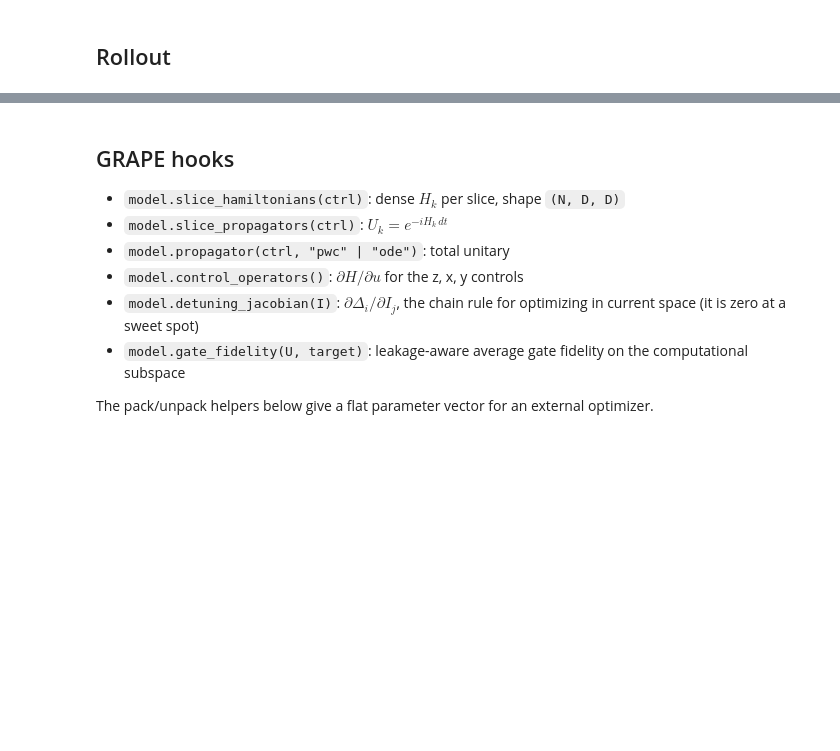
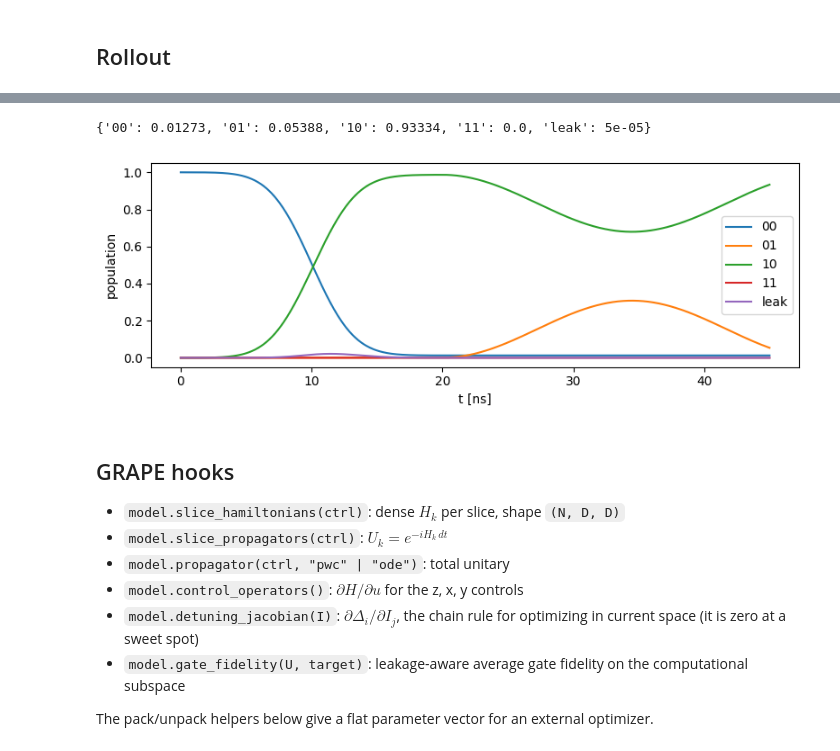
Before and after one commit to ndh3286-dev/SAN_ILC_ML_Project, a Jupyter notebook: Qutip_Sim.ipynb, the cells around one changed output, grey strips where cells are left out. Cells and saved outputs as stored; diff of their text form; code cells hidden in the pictures; blank space fills up the shorter version.

```diff
--- a/Qutip_Sim.ipynb
+++ b/Qutip_Sim.ipynb
@@ -79,3 +88,31 @@ print({lab: round(float(p[-1]), 5) for lab, p in zip(labels, res.expect)})
+# %%
+real_params = SystemParams(
+    q1=QubitParams(f_max=6.0, alpha=-0.20),   # GHz
+    q2=QubitParams(f_max=5.6, alpha=-0.21),
+    J=0.010,                                  # GHz (10 MHz)
+    M=[[2.00, 0.55],                          # pH, M[i, j]: flux line j -> SQUID i
+       [0.55, 2.00]],
+    I_idle=[0.0, 0.0],                        # mA (both parked at the sweet spot)
+    n_levels=3,
+)
+real_model = TwoQubitModel(real_params)
+
+labels = ["00", "01", "10", "11", "leak"]
+P = [real_model.basis(0, 0).proj(), real_model.basis(0, 1).proj(), real_model.basis(1, 0).proj(), real_model.basis(1, 1).proj()]
+P.append(qt.qeye(real_model.dims) - sum(P))
+
+
+# Closed system. Pass c_ops=real_model.collapse_ops(T1=(30e3, 30e3), Tphi=(40e3, 40e3)) for decoherence.
+real_res = real_model.evolve(ctrl, real_model.basis(0, 0), e_ops=P)
+
+plt.figure(figsize=(8, 3))
+for lab, p in zip(labels, res.expect):
+    plt.plot(res.times, p, label=lab)
+plt.xlabel("t [ns]"); plt.ylabel("population"); plt.legend(); plt.tight_layout()
+print({lab: round(float(p[-1]), 5) for lab, p in zip(labels, res.expect)})
+# %% [output]
+{'00': 0.01273, '01': 0.05388, '10': 0.93334, '11': 0.0, 'leak': 5e-05}
+[figure, added]
 # %% [markdown]
 ## GRAPE hooks
 * `model.slice_hamiltonians(ctrl)`: dense $H_k$ per slice, shape `(N, D, D)`
```
Also changed, not shown: parts of 4 cells of this notebook, 6 other files.
